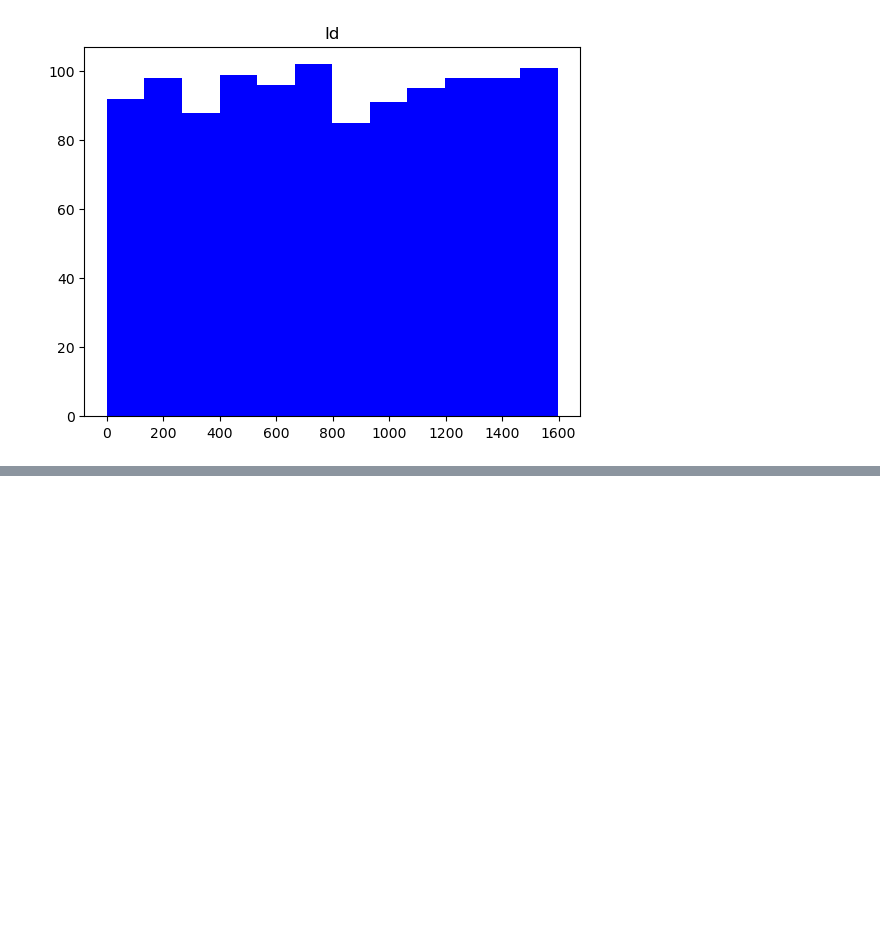
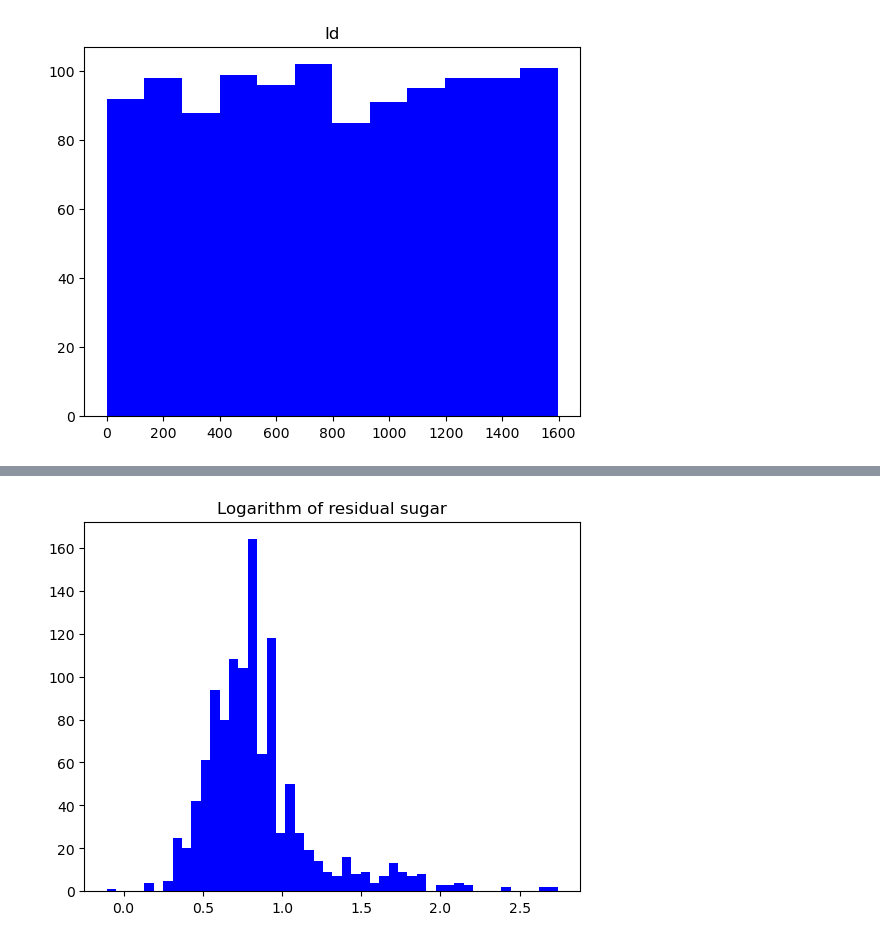
Before and after one commit to HenriS67/wineQualityPrediction, a Jupyter notebook: TPML.ipynb, the cells around one changed output, grey strips where cells are left out. Cells and saved outputs as stored; diff of their text form; code cells hidden in the pictures; blank space fills up the shorter version.

```diff
--- a/TPML.ipynb
+++ b/TPML.ipynb
@@ -82,0 +89,6 @@ for x in df:
+# %%
+plt.hist(np.log(df['residual sugar']), color='blue', bins='auto')
+plt.title('Logarithm of residual sugar')
+plt.show()
+# %% [output]
+[figure, added]
```
Also changed, not shown: parts of 1 cell of this notebook.
